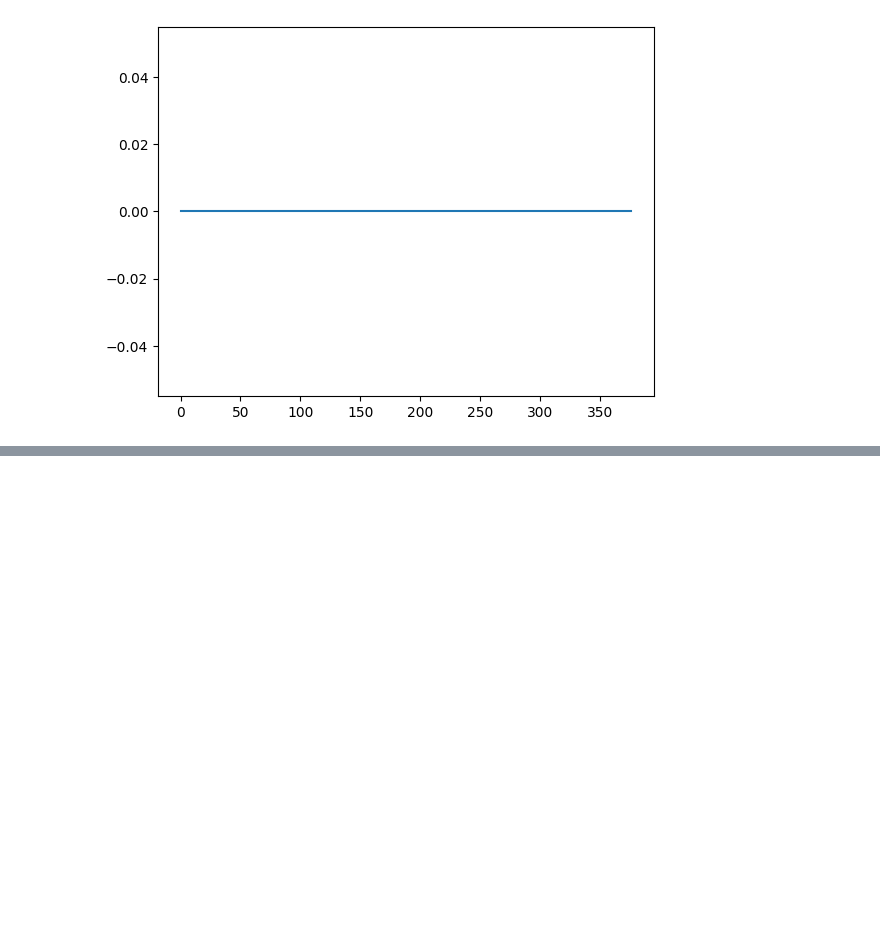
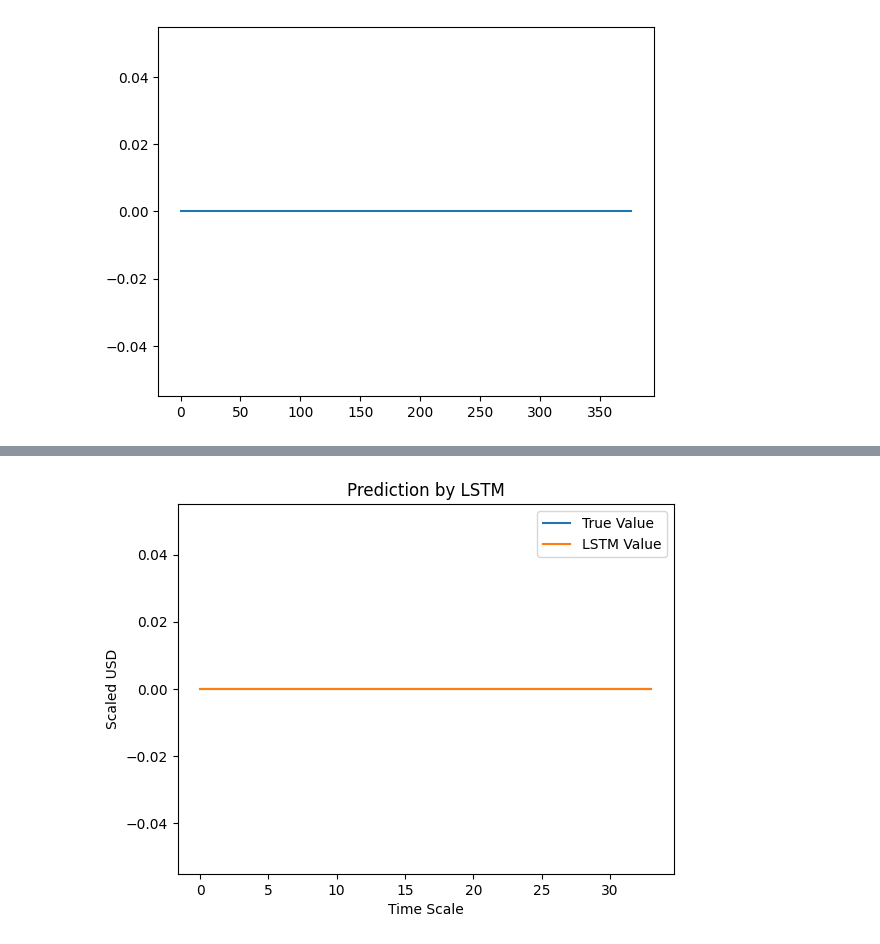
Before and after one commit to pratyushojha04/IcecreameRevenue, a Jupyter notebook: Stock.ipynb, the cells around one changed output, grey strips where cells are left out. Saved outputs shown, nothing was run; the diff lists cells and outputs as text; code cells hidden in the pictures; blank space fills up the shorter version.

```diff
--- a/Stock.ipynb
+++ b/Stock.ipynb
@@ -233,0 +268,13 @@ NameError: ignored
+# %%
+trainX =np.array(X_train)
+testX =np.array(X_test)
+X_train = trainX.reshape(X_train.shape[0], 1, X_train.shape[1])
+X_test = testX.reshape(X_test.shape[0], 1, X_test.shape[1])
+# %%
+lstm = Sequential()
+lstm.add(LSTM(32, input_shape=(1, trainX.shape[1]), activation='relu', return_sequences=False))
+lstm.add(Dense(1))
+lstm.compile(loss='mean_squared_error', optimizer='adam')
+#plot_model(lstm, show_shapes=True, show_layer_names=True)
+# %%
+history=lstm.fit(X_train, y_train, epochs=100, batch_size=8, verbose=1, shuffle=False)
@@ -233,0 +299,2 @@ NameError: ignored
+# %%
+y_pred= lstm.predict(X_test)
@@ -233,0 +303,10 @@ NameError: ignored
+# %%
+plt.plot(y_test, label='True Value')
+plt.plot(y_pred, label='LSTM Value')
+plt.title("Prediction by LSTM")
+plt.xlabel('Time Scale')
+plt.ylabel('Scaled USD')
+plt.legend()
+plt.show()
+# %% [output]
+[figure, added]
```
Also changed, not shown: parts of 10 cells of this notebook.
